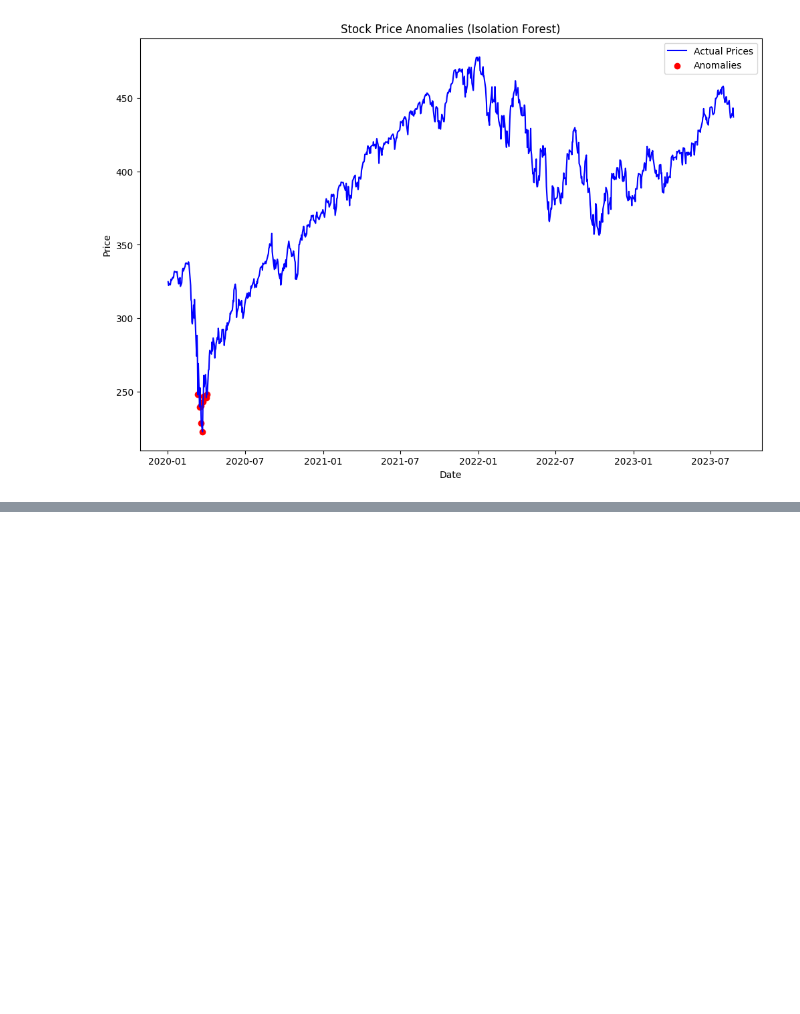
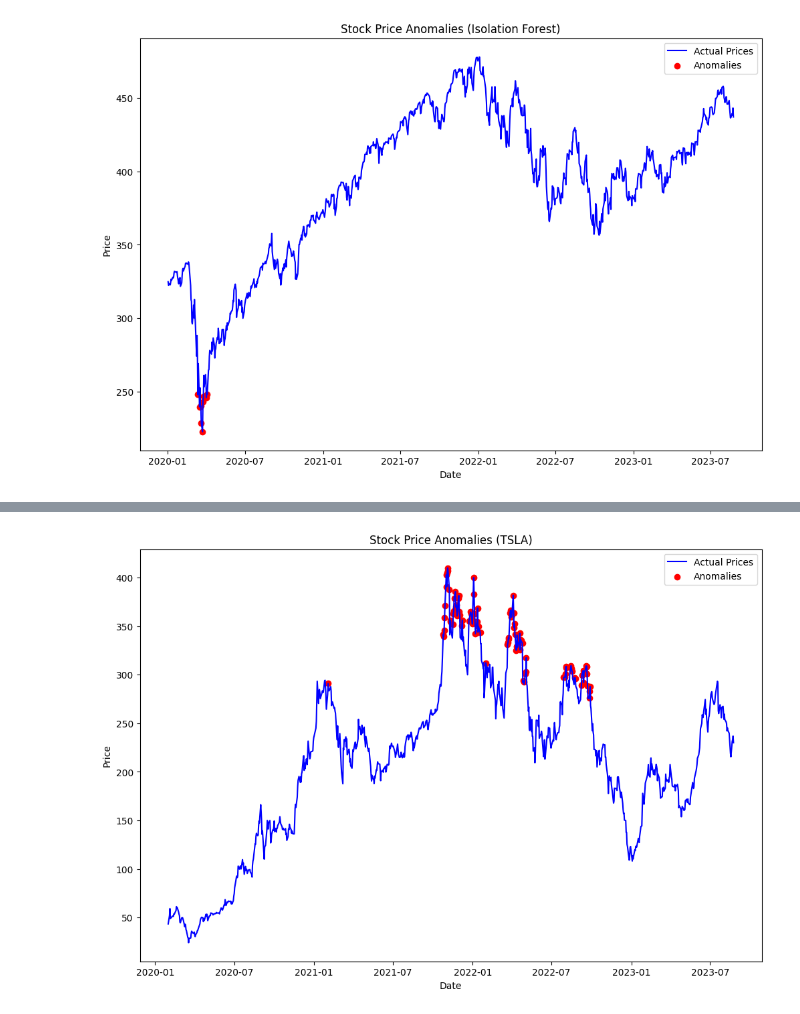
Before and after one commit to Bborub/bk-bridge-pedestrian, a Jupyter notebook: Stox2(2)_27Aug23.ipynb, the cells around one changed output, grey strips where cells are left out. Saved outputs shown, nothing was run; the diff lists cells and outputs as text; code cells hidden in the pictures; blank space fills up the shorter version.

```diff
--- a/Stox2(2)_27Aug23.ipynb
+++ b/Stox2(2)_27Aug23.ipynb
@@ -658,0 +640,80 @@ Epoch 50/50
+# %%
+import yfinance as yf
+import pandas as pd
+import numpy as np
+import matplotlib.pyplot as plt
+from sklearn.preprocessing import MinMaxScaler
+from tensorflow.keras.models import Sequential
+from tensorflow.keras.layers import LSTM, Dense
+
+# Define the stocks to analyze
+stocks = ['TSLA', 'NVDA', 'INTC', 'AMD', 'AVGO']
+
+# Load the stock price data
+start = "2020-01-01"
+end = "2023-08-25"
+data = yf.download(stocks, start, end)['Close']
+
+# Scale the data
+scaler = MinMaxScaler(feature_range=(0, 1))
+scaled_data = scaler.fit_transform(data)
+
+# Define the number of previous time steps to consider
+lookback = 20
+
+# Iterate over each stock
+for stock in stocks:
+    # Prepare the training data for the current stock
+    stock_data = scaled_data[:, stocks.index(stock)].reshape(-1, 1)
+    X_train = []
+    y_train = []
+    for i in range(lookback, len(stock_data)):
+        X_train.append(stock_data[i-lookback:i, 0])
+        y_train.append(stock_data[i, 0])
+    X_train, y_train = np.array(X_train), np.array(y_train)
+
+    # Reshape the input data for LSTM
+    X_train = np.reshape(X_train, (X_train.shape[0], X_train.shape[1], 1))
+
+    # Build the LSTM model
+    model = Sequential()
+    model.add(LSTM(units=50, return_sequences=True, input_shape=(X_train.shape[1], 1)))
+    model.add(LSTM(units=50))
+    model.add(Dense(units=1))
+    model.compile(optimizer='adam', loss='mean_squared_error')
+
+    # Train the model
+    model.fit(X_train, y_train, epochs=50, batch_size=32)
+
+    # Make predictions on the training data
+    train_predictions = model.predict(X_train)
+
+    # Reshape predictions to match the shape of scaled_data
+    train_predictions = np.repeat(train_predictions, len(stocks), axis=1)
+
+    # Apply inverse transformation
+    train_predictions = scaler.inverse_transform(train_predictions)
+
+    # Calculate the residuals (prediction errors)
+    residuals = data[stock].iloc[lookback:] - train_predictions[:, stocks.index(stock)]
+
+    # Plotting the stock price anomalies
+    plt.figure(figsize=(12, 8))
+
+    # Plot the actual stock prices
+    plt.plot(data.index[lookback:], data[stock][lookback:], label='Actual Prices', color='blue')
+
+    # Highlight the anomalies
+    anomaly_indices = np.where(np.abs(residuals) > np.std(residuals)*3)[0]
+    anomaly_prices = data[stock][lookback:][anomaly_indices]
+    plt.scatter(data.index[lookback:][anomaly_indices], anomaly_prices, color='red', marker='o', label='Anomalies')
+
+    # Customize the plot
+    plt.xlabel('Date')
+    plt.ylabel('Price')
+    plt.title(f'Stock Price Anomalies ({stock})')
+    plt.legend()
+
+    # Show the plot
+    plt.show()
+# %% [output]
@@ -658,0 +737 @@ Epoch 50/50
+[figure, added]
```
Also changed, not shown: parts of 2 cells of this notebook.
